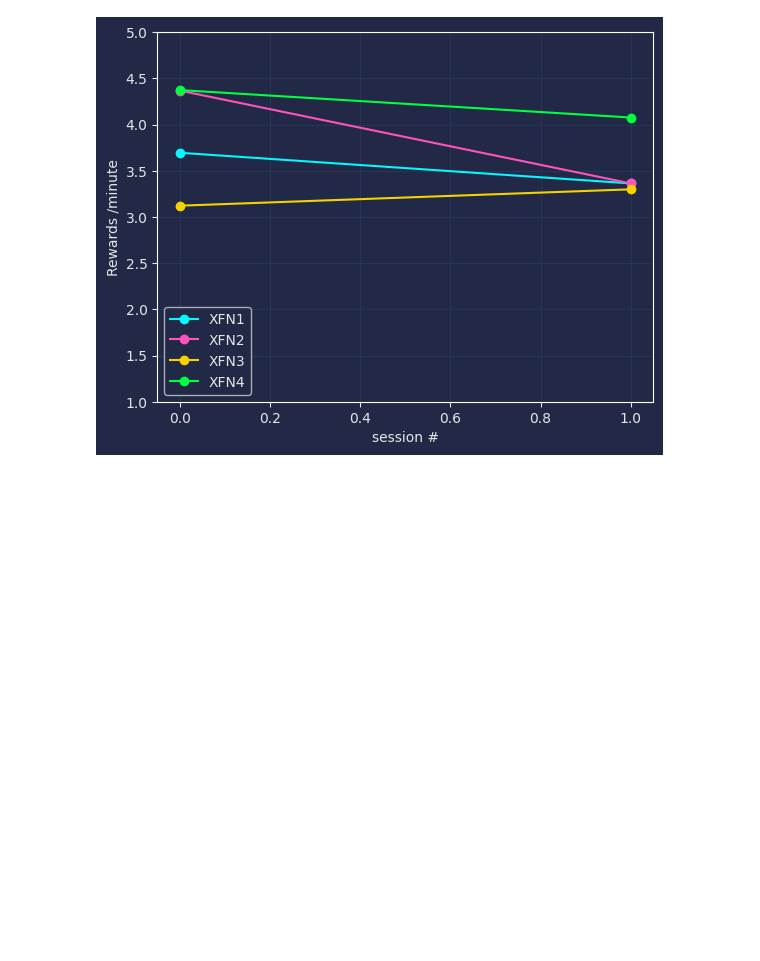
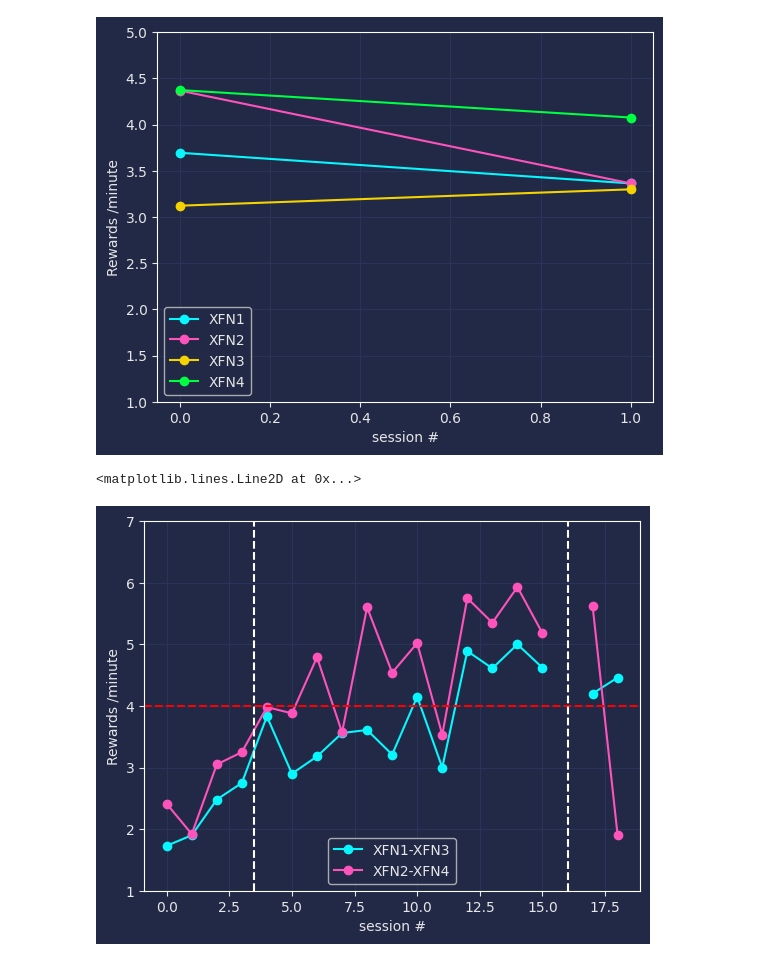
Before and after one commit to Ashu156/JLab, a Jupyter notebook: JL_Linear_track_reward_rate_monitoring.ipynb, the cells around one changed output. Drawn from its saved outputs; the diff is of its cells as text; code cells hidden in the pictures; blank space fills up the shorter version.

```diff
--- a/JL_Linear_track_reward_rate_monitoring.ipynb
+++ b/JL_Linear_track_reward_rate_monitoring.ipynb
@@ -66,6 +66,8 @@ df7 = pd.read_excel(io.BytesIO(uploaded['Reward rates.xlsx']), sheet_name = 'Ses
 df8 = pd.read_excel(io.BytesIO(uploaded['Reward rates.xlsx']), sheet_name = 'Daily sessionwise mean')
 df9 = pd.read_excel(io.BytesIO(uploaded['Reward rates.xlsx']), sheet_name = 'Daily sessionwise SEM')
 df10 = pd.read_excel(io.BytesIO(uploaded['Reward rates.xlsx']), sheet_name = 'Daily 1st session mean')
+df11 = pd.read_excel(io.BytesIO(uploaded['Reward rates.xlsx']), sheet_name = 'Sheet1')
+df12 = pd.read_excel(io.BytesIO(uploaded['Reward rates.xlsx']), sheet_name = 'Sheet2')
 # df11 = pd.read_excel(io.BytesIO(uploaded['Reward rates.xlsx']), sheet_name = 'Daily 2nd session mean')
 # average = df2.iloc[[0]]
 # print(average)
@@ -189,3 +191,19 @@ ax.axvline(3.5, linestyle='--', color = 'white')
 # %% [output]
 <matplotlib.lines.Line2D at 0x...>
 [figure]
+# %%
+fig, ax = plt.subplots()
+df11.plot(marker='o', color=colors, ax=ax)
+
+ax.grid(color='#2A3459')
+ax.set_xlim([ax.get_xlim()[0], ax.get_xlim()[1]])  # to not have the markers cut off
+ax.set_ylim([1.0, 7.0])
+ax.set_xlabel('session #')
+ax.set_ylabel('Rewards /minute'),
+# ax.set_xticklabels(['0', '1', '2'])
+ax.axhline(4.0, linestyle='--', color = 'red')
+ax.axvline(3.5, linestyle='--', color = 'white')
+ax.axvline(16.0, linestyle='--', color = 'white')
+# %% [output]
+<matplotlib.lines.Line2D at 0x...>
+[figure, added]
```
Also changed, not shown: parts of 4 cells of this notebook.
